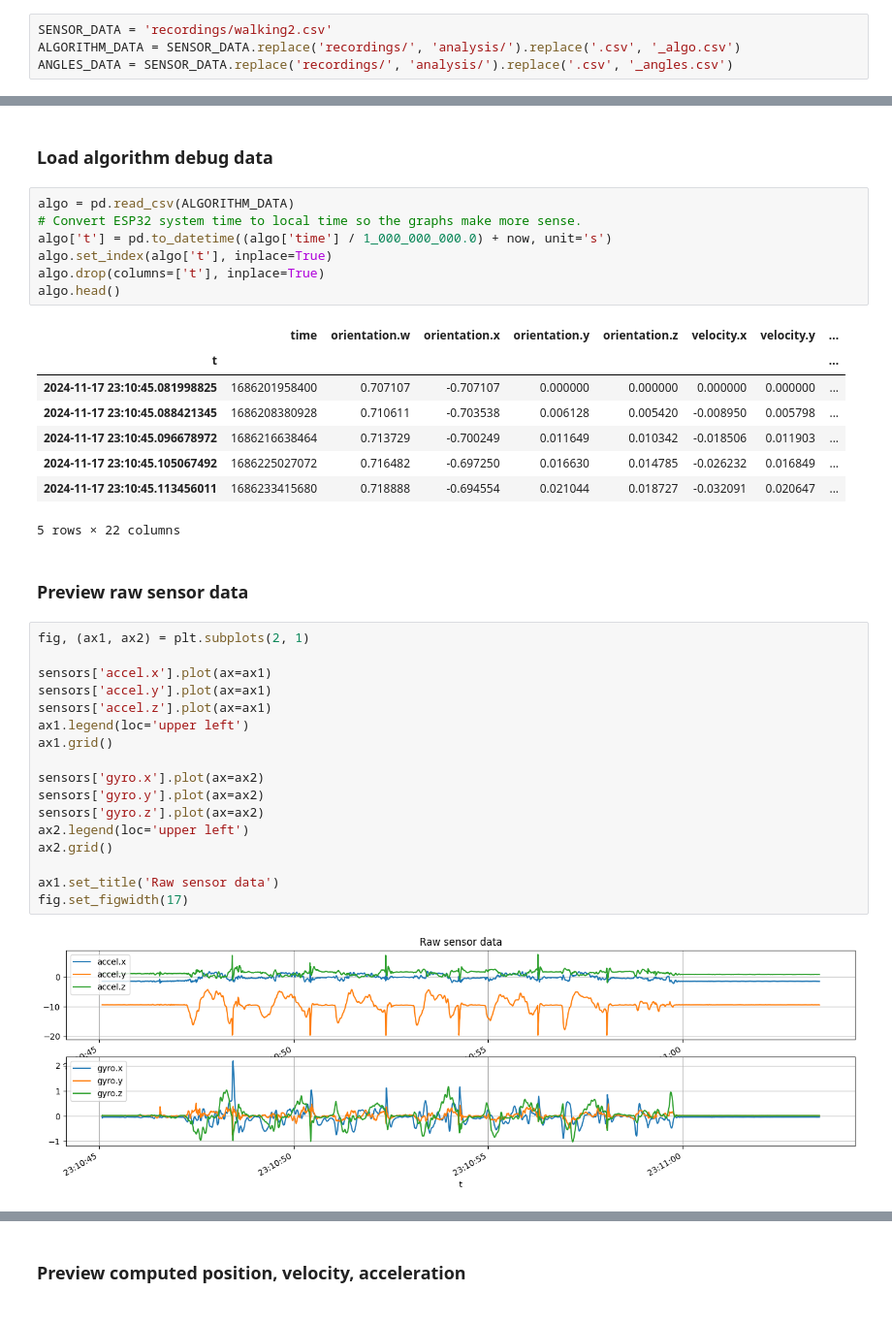
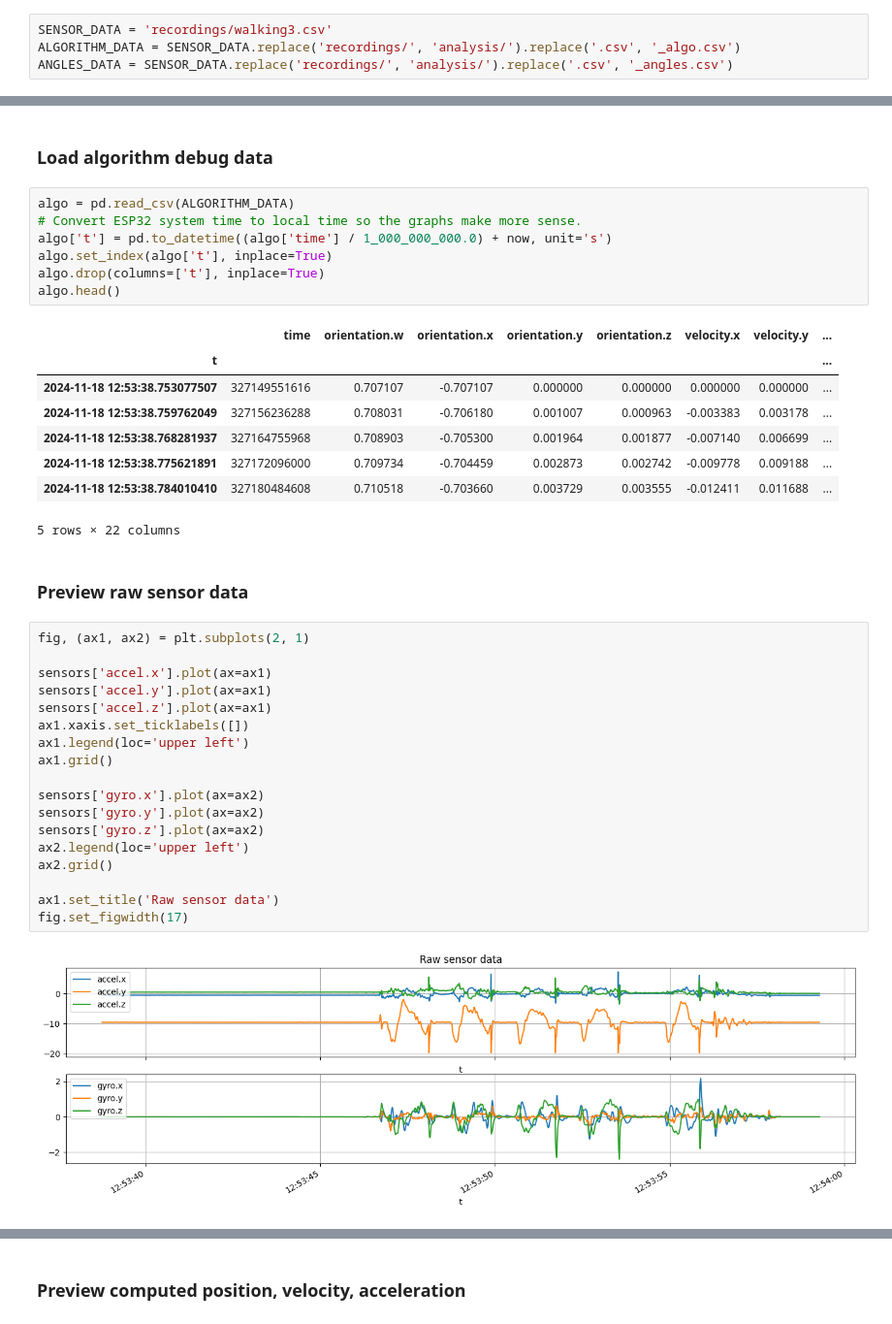
Before and after one commit to MatthijsReyers/gait-analyzer, a Jupyter notebook: test-processing/analysis.ipynb, the cells around one changed output, grey strips where cells are left out. Shown at 97% size. Saved outputs shown, nothing was run; the diff lists cells and outputs as text.

```diff
--- a/test-processing/analysis.ipynb
+++ b/test-processing/analysis.ipynb
@@ -24,7 +24,7 @@ Note: you may need to restart the kernel to use updated packages.
 # %% [markdown]
 ### Provide sensor data recording to run the processing/analysis on
 # %%
-SENSOR_DATA = 'recordings/walking2.csv'
+SENSOR_DATA = 'recordings/walking3.csv'
 ALGORITHM_DATA = SENSOR_DATA.replace('recordings/', 'analysis/').replace('.csv', '_algo.csv')
 ANGLES_DATA = SENSOR_DATA.replace('recordings/', 'analysis/').replace('.csv', '_angles.csv')
 # %% [markdown]
@@ -92,30 +92,31 @@ algo.head()
 # %% [output]
 |  | time | orientation.w | orientation.x | orientation.y | orientation.z | velocity.x | velocity.y | ... |
 | t |  |  |  |  |  |  |  | ... |
-| 2024-11-17 23:10:45.081998825 | 1686201958400 | 0.707107 | -0.707107 | 0.000000 | 0.000000 | 0.000000 | 0.000000 | ... |
-| 2024-11-17 23:10:45.088421345 | 1686208380928 | 0.710611 | -0.703538 | 0.006128 | 0.005420 | -0.008950 | 0.005798 | ... |
-| 2024-11-17 23:10:45.096678972 | 1686216638464 | 0.713729 | -0.700249 | 0.011649 | 0.010342 | -0.018506 | 0.011903 | ... |
-| 2024-11-17 23:10:45.105067492 | 1686225027072 | 0.716482 | -0.697250 | 0.016630 | 0.014785 | -0.026232 | 0.016849 | ... |
-| 2024-11-17 23:10:45.113456011 | 1686233415680 | 0.718888 | -0.694554 | 0.021044 | 0.018727 | -0.032091 | 0.020647 | ... |
+| 2024-11-18 12:53:38.753077507 | 327149551616 | 0.707107 | -0.707107 | 0.000000 | 0.000000 | 0.000000 | 0.000000 | ... |
+| 2024-11-18 12:53:38.759762049 | 327156236288 | 0.708031 | -0.706180 | 0.001007 | 0.000963 | -0.003383 | 0.003178 | ... |
+| 2024-11-18 12:53:38.768281937 | 327164755968 | 0.708903 | -0.705300 | 0.001964 | 0.001877 | -0.007140 | 0.006699 | ... |
+| 2024-11-18 12:53:38.775621891 | 327172096000 | 0.709734 | -0.704459 | 0.002873 | 0.002742 | -0.009778 | 0.009188 | ... |
+| 2024-11-18 12:53:38.784010410 | 327180484608 | 0.710518 | -0.703660 | 0.003729 | 0.003555 | -0.012411 | 0.011688 | ... |
 5 rows × 22 columns
 # %% [markdown]
 ### Preview raw sensor data
 # %%
 fig, (ax1, ax2) = plt.subplots(2, 1)
 
 sensors['accel.x'].plot(ax=ax1)
 sensors['accel.y'].plot(ax=ax1)
 sensors['accel.z'].plot(ax=ax1)
+ax1.xaxis.set_ticklabels([])
 ax1.legend(loc='upper left')
 ax1.grid()
 
 sensors['gyro.x'].plot(ax=ax2)
 sensors['gyro.y'].plot(ax=ax2)
 sensors['gyro.z'].plot(ax=ax2)
 ax2.legend(loc='upper left')
 ax2.grid()
 
 ax1.set_title('Raw sensor data')
 fig.set_figwidth(17)
 # %% [output]
-[figure, old version]
+[figure, new version]
```
Also changed, not shown: parts of 8 cells of this notebook, 8 other files.
